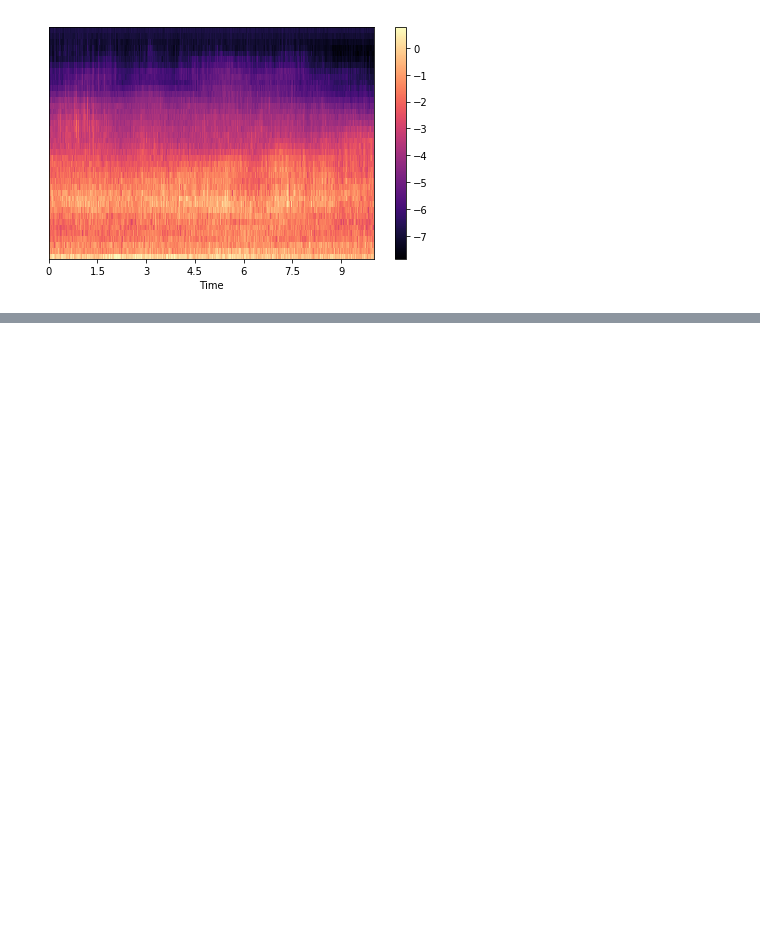
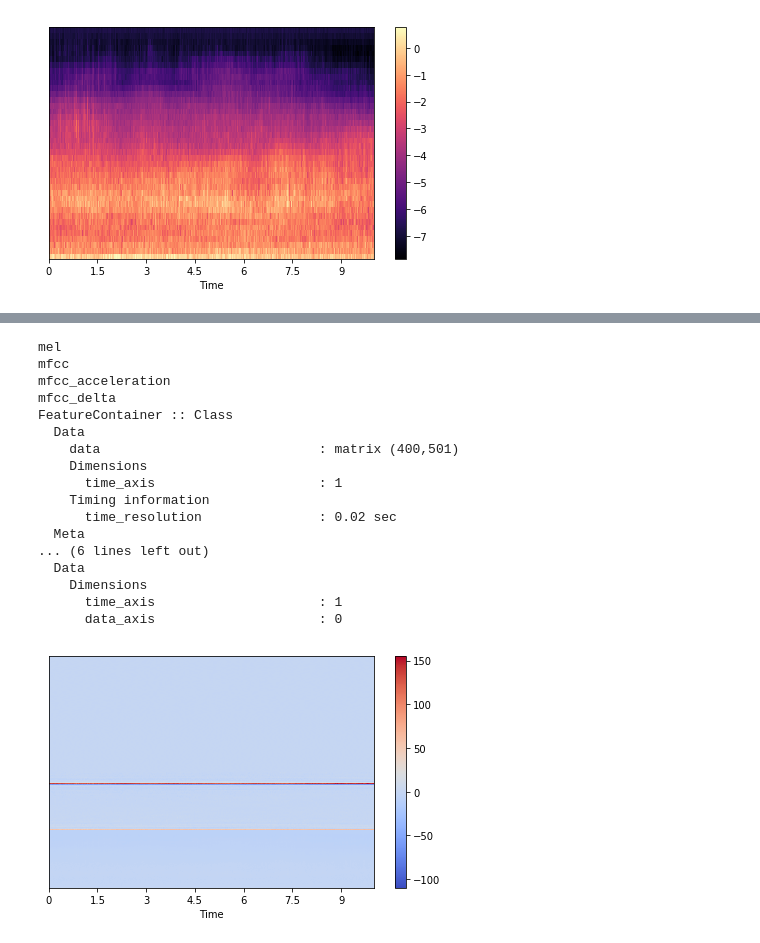
Before and after one commit to dangpzanco/dcase_tutorials, a Jupyter notebook: tutorial_processing_chain.ipynb, the cells around one changed output, grey strips where cells are left out. Saved outputs shown, nothing was run; the diff lists cells and outputs as text; code cells hidden in the pictures; blank space fills up the shorter version.

```diff
--- a/tutorial_processing_chain.ipynb
+++ b/tutorial_processing_chain.ipynb
@@ -64,0 +100,54 @@ FeatureContainer :: Class
+# %%
+### Extracting a few different acoustic features for an audio file, and form data matrix:
+
+# ['centroid', 'mel', 'mfcc', 'mfcc_acceleration', 'mfcc_delta', 'rmse', 'zcr']
+# Define processing chain
+n_mfcc = 100
+chain = du.processors.ProcessingChain([
+    {
+        'processor_name': 'MonoAudioReadingProcessor',
+        'init_parameters': {
+            'fs': 44100
+        }
+    },
+    {
+        'processor_name': 'RepositoryFeatureExtractorProcessor',
+        'init_parameters': {
+            'parameters': {
+                'mel': {'n_mels': 100},
+                'mfcc': {'n_mfcc': n_mfcc},
+                'mfcc_acceleration': {'n_mfcc': n_mfcc},
+                'mfcc_delta': {'n_mfcc': n_mfcc}
+            }
+        }
+    },
+    {
+        'processor_name': 'StackingProcessor',
+        'init_parameters': {
+            'recipe': 'mel;mfcc;mfcc_acceleration;mfcc_delta'
+        }
+    }
+])
+# Run the processing chain
+data = chain.process(filename=du.utils.Example().audio_filename())
+data.show()
+data.plot()
+# %% [output]
+mel
+mfcc
+mfcc_acceleration
+mfcc_delta
+FeatureContainer :: Class
+  Data
+    data                            : matrix (400,501)
+    Dimensions
+      time_axis                     : 1
+    Timing information
+      time_resolution               : 0.02 sec
+  Meta
+... (6 lines left out)
+  Data
+    Dimensions
+      time_axis                     : 1
+      data_axis                     : 0
+[figure, added]
```
Also changed, not shown: parts of 8 cells of this notebook, 1 other file.
